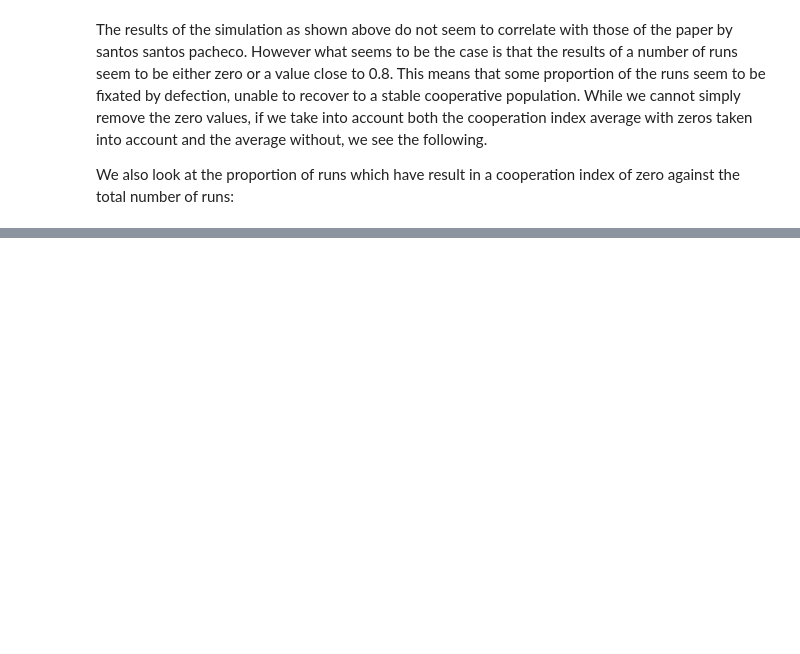
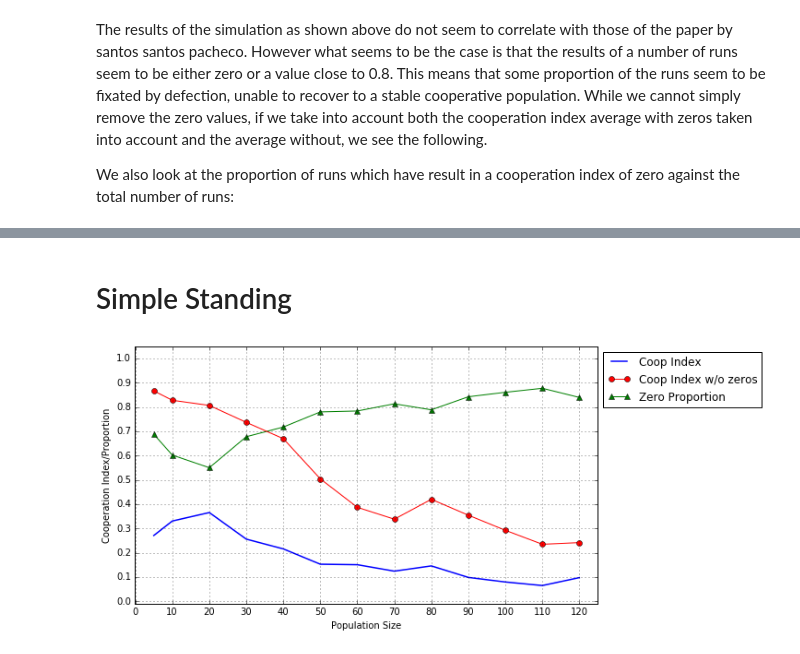
Before and after one commit to konradcybulski/GameTheory1041, a Jupyter notebook: Python_Resources/SimulationResultVerification.ipynb, the cells around one changed output, grey strips where cells are left out. Drawn from its saved outputs; the diff is of its cells as text; code cells hidden in the pictures; blank space fills up the shorter version.

```diff
--- a/Python_Resources/SimulationResultVerification.ipynb
+++ b/Python_Resources/SimulationResultVerification.ipynb
@@ -110,0 +104,23 @@ plt.show()
+# %% [markdown]
+# Simple Standing #
+# %%
+coop_index = [0.270753407,0.33029135,0.365173906,0.255667253,0.215493488,0.15236222,0.150375082,0.123795391,0.145404647,0.098041625,0.079193873,0.064620633,0.09713768]
+population_sizes_temp = [5,10,20,30,40,50,60,70,80,90,100,110,120]
+zero_proportion = [0.68759684,0.601973681,0.549900174,0.677613316,0.717450052,0.779782604,0.783594149,0.813146215,0.788442622,0.842165365,0.860564097,0.87703309,0.839349549]
+coop_index_wo_zeros = [0.866315918,0.827693345,0.806530326,0.736667922,0.66959725,0.50391085,0.386810394,0.337837888,0.419821748,0.354295807,0.292116211,0.234500168,0.241363372]
+line_standard, = plt.plot(population_sizes_temp, coop_index, linewidth=1.5, label='Coop Index')
+line_zero_prop, = plt.plot(population_sizes_temp, zero_proportion, label='Zero Proportion', marker='^')
+line_wo_zeros, = plt.plot(population_sizes_temp, coop_index_wo_zeros, label='Coop Index w/o zeros', marker='o')
+plt.ylim((-0.01, 1.05))
+plt.xlim((-0.1, 125))
+plt.legend(handles=[line_standard, line_wo_zeros, line_zero_prop], loc='upper left', bbox_to_anchor=(1,1))
+plt.grid(b=True, which='both')
+plt.rcParams["figure.figsize"][0] = 9
+plt.rcParams["figure.figsize"][1] = 5
+plt.xticks([10*i for i in range(13)])
+plt.yticks([0.1*i for i in range(11)])
+plt.ylabel('Cooperation Index/Proportion')
+plt.xlabel('Population Size')
+plt.show()
+# %% [output]
+[figure, added]
```
Also changed, not shown: parts of 6 cells of this notebook, 1 other file.
